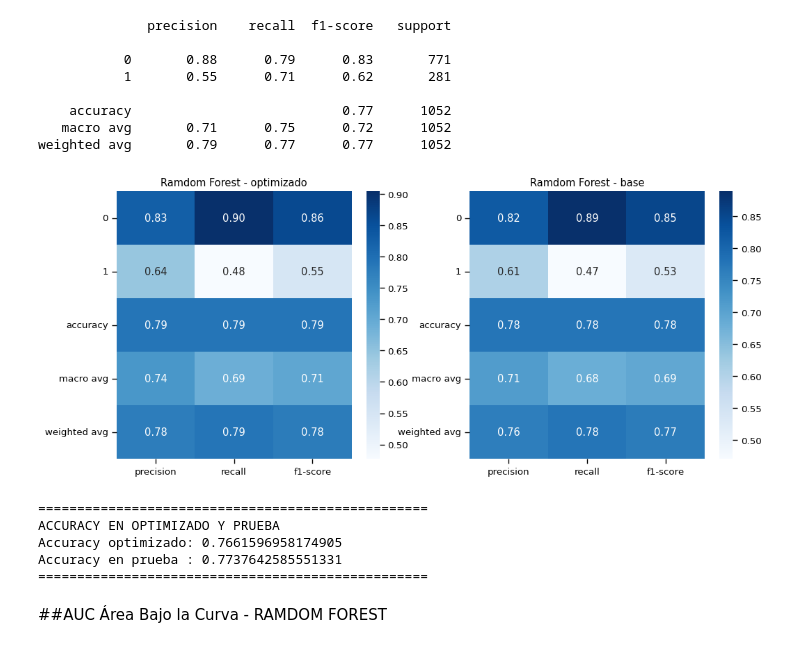
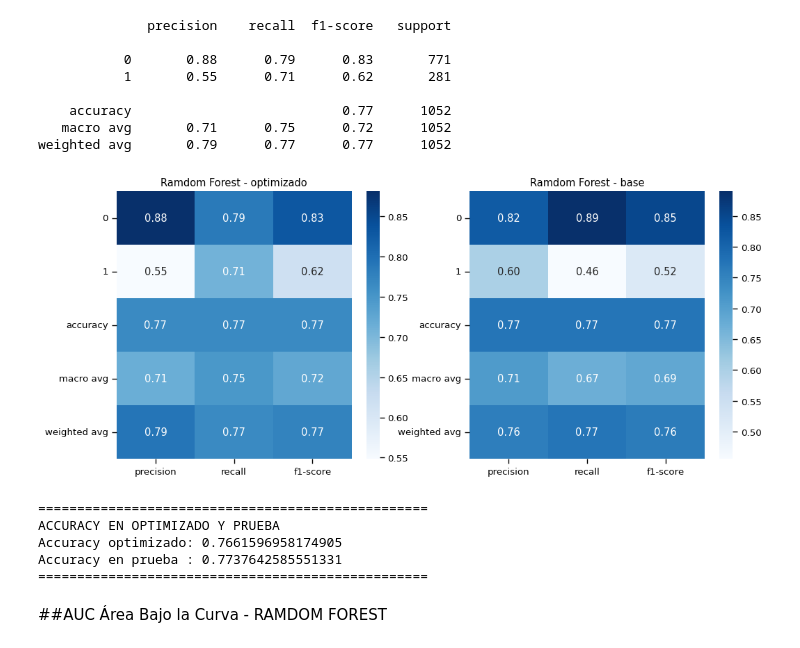
Before and after one commit to alexlisker/churn, a Jupyter notebook: alisker_churn.ipynb, the cells around one changed output. Drawn from its saved outputs; the diff is of its cells as text; code cells hidden in the pictures.

```diff
--- a/alisker_churn.ipynb
+++ b/alisker_churn.ipynb
@@ -1460,31 +1460,31 @@ weighted avg       0.79      0.77      0.77      1052
 # %%
 # Reporte de clasificación modelo optimizado
 report_rf = classification_report(Y_test, y_test_pred_rf, output_dict=True)
 report_rf_df = pd.DataFrame(report_rf).transpose()
 
 report_rf_op = classification_report(Y_test, y_test_pred_rf_op, output_dict=True)
 report_rf_op_df = pd.DataFrame(report_rf_op).transpose()
 # se selecciona solo las metricas relevantes (precision, recall, f1-score)
-metrics_df = report_df[['precision', 'recall', 'f1-score']]
-metrics_df_op = report_df_op[['precision', 'recall', 'f1-score']]
+metrics_df = report_rf_df[['precision', 'recall', 'f1-score']]
+metrics_df_op = report_rf_op_df[['precision', 'recall', 'f1-score']]
 
 # mapa de calor
 fig, axes = plt.subplots(1, 2, figsize=(12, 5))
 sns.heatmap(metrics_df_op, ax=axes[0], annot=True, cmap='Blues', fmt=".2f")
 axes[0].set_title('Ramdom Forest - optimizado') # Fixed indentation
 
 sns.heatmap(metrics_df, ax=axes[1], annot=True, cmap='Blues', fmt=".2f")
 axes[1].set_title('Ramdom Forest - base') # Fixed indentation
 
 
 plt.show()
 print("\n" + "="*50)
 print("ACCURACY EN OPTIMIZADO Y PRUEBA")
 print("Accuracy optimizado:", accuracy_rf_op)
 print("Accuracy en prueba :",accuracy_test_rf)
 print("="*50)
 # %% [output]
-[figure, old version]
+[figure, new version]
 ==================================================
 ACCURACY EN OPTIMIZADO Y PRUEBA
 Accuracy optimizado: 0.7661596958174905
```
Also changed, not shown: parts of 12 cells of this notebook.
